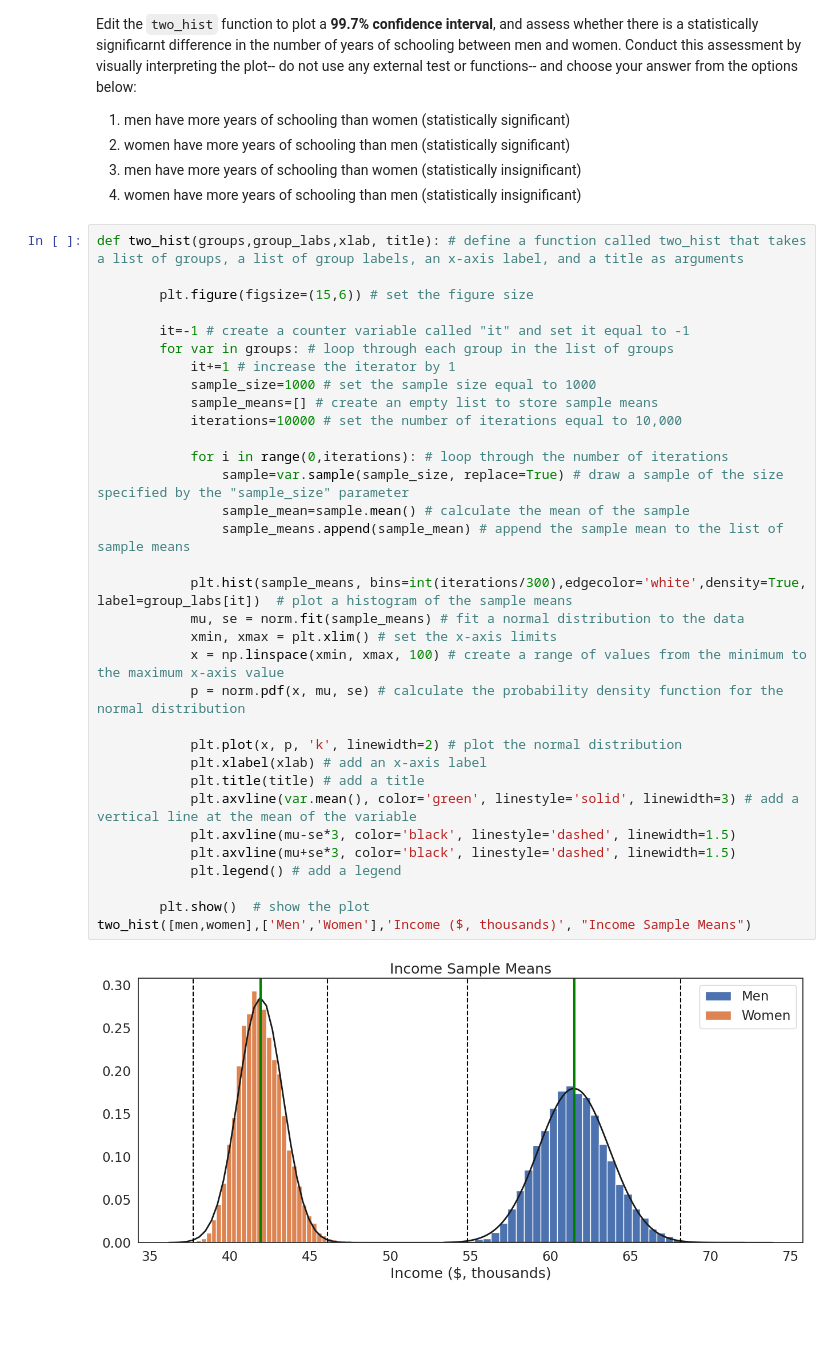
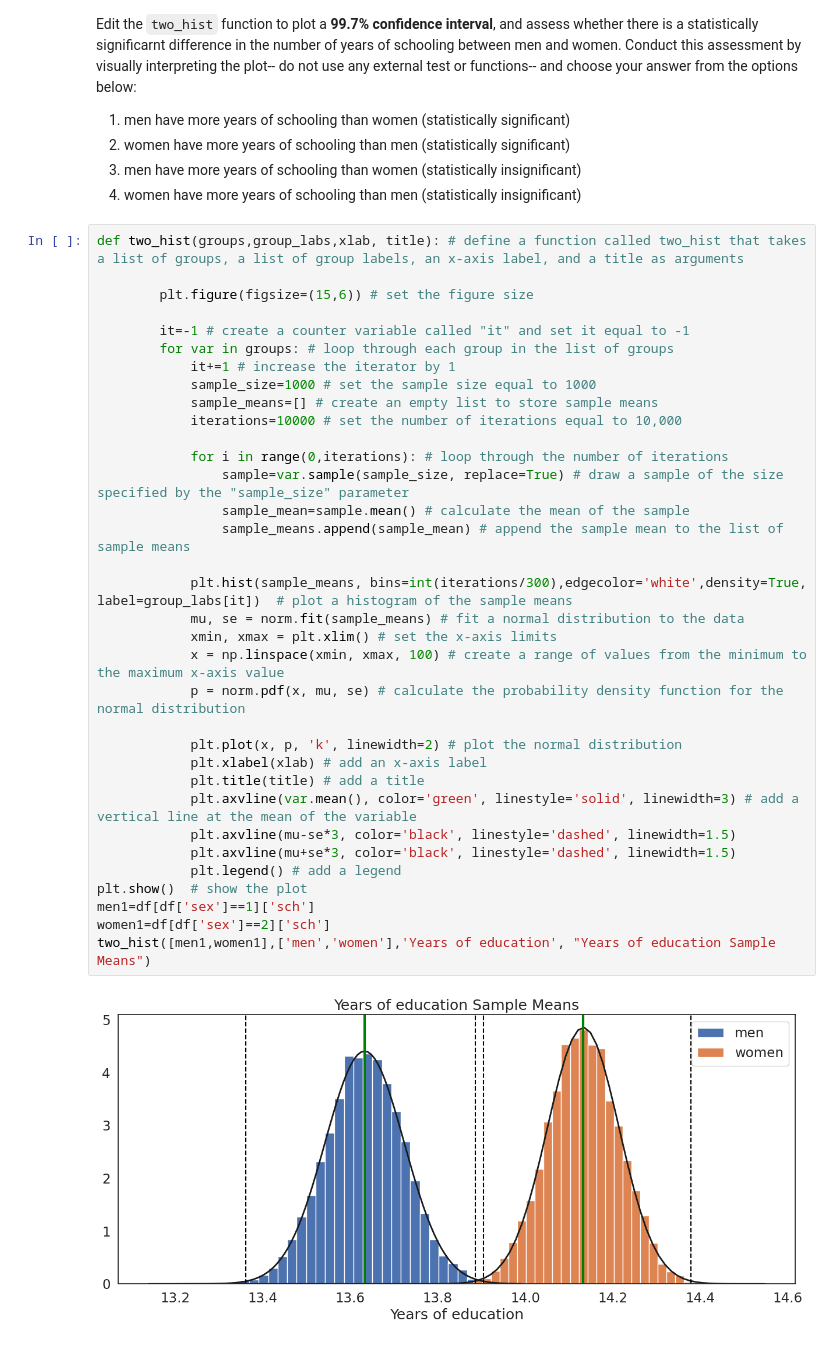
Before and after one commit to rajsrisaikrishnan-cyber/QM2, a Jupyter notebook: notebooks/W05. Distributions and Basic Statistics.ipynb, the cells around one changed output. Saved outputs shown, nothing was run; the diff lists cells and outputs as text; blank space fills up the shorter version.

```diff
--- a/notebooks/W05. Distributions and Basic Statistics.ipynb
+++ b/notebooks/W05. Distributions and Basic Statistics.ipynb
@@ -557,34 +559,35 @@ So, men tend to earn more than women. Perhaps this is driven by differences in e
 def two_hist(groups,group_labs,xlab, title): # define a function called two_hist that takes a list of groups, a list of group labels, an x-axis label, and a title as arguments
 
 		plt.figure(figsize=(15,6)) # set the figure size
 
 		it=-1 # create a counter variable called "it" and set it equal to -1
 		for var in groups: # loop through each group in the list of groups
 			it+=1 # increase the iterator by 1
 			sample_size=1000 # set the sample size equal to 1000
 			sample_means=[] # create an empty list to store sample means
 			iterations=10000 # set the number of iterations equal to 10,000
 
 			for i in range(0,iterations): # loop through the number of iterations
 				sample=var.sample(sample_size, replace=True) # draw a sample of the size specified by the "sample_size" parameter
 				sample_mean=sample.mean() # calculate the mean of the sample
 				sample_means.append(sample_mean) # append the sample mean to the list of sample means
 
 			plt.hist(sample_means, bins=int(iterations/300),edgecolor='white',density=True, label=group_labs[it])  # plot a histogram of the sample means
 			mu, se = norm.fit(sample_means) # fit a normal distribution to the data
 			xmin, xmax = plt.xlim() # set the x-axis limits
 			x = np.linspace(xmin, xmax, 100) # create a range of values from the minimum to the maximum x-axis value
 			p = norm.pdf(x, mu, se) # calculate the probability density function for the normal distribution
 
 			plt.plot(x, p, 'k', linewidth=2) # plot the normal distribution
 			plt.xlabel(xlab) # add an x-axis label
 			plt.title(title) # add a title
 			plt.axvline(var.mean(), color='green', linestyle='solid', linewidth=3) # add a vertical line at the mean of the variable
 			plt.axvline(mu-se*3, color='black', linestyle='dashed', linewidth=1.5)
 			plt.axvline(mu+se*3, color='black', linestyle='dashed', linewidth=1.5)
 			plt.legend() # add a legend
-
-		plt.show()  # show the plot
-two_hist([men,women],['Men','Women'],'Income ($, thousands)', "Income Sample Means")
+plt.show()  # show the plot
+men1=df[df['sex']==1]['sch']
+women1=df[df['sex']==2]['sch']
+two_hist([men1,women1],['men','women'],'Years of education', "Years of education Sample Means")
 # %% [output]
-[figure, old version]
+[figure, new version]
```
Also changed, not shown: parts of 32 cells of this notebook.
